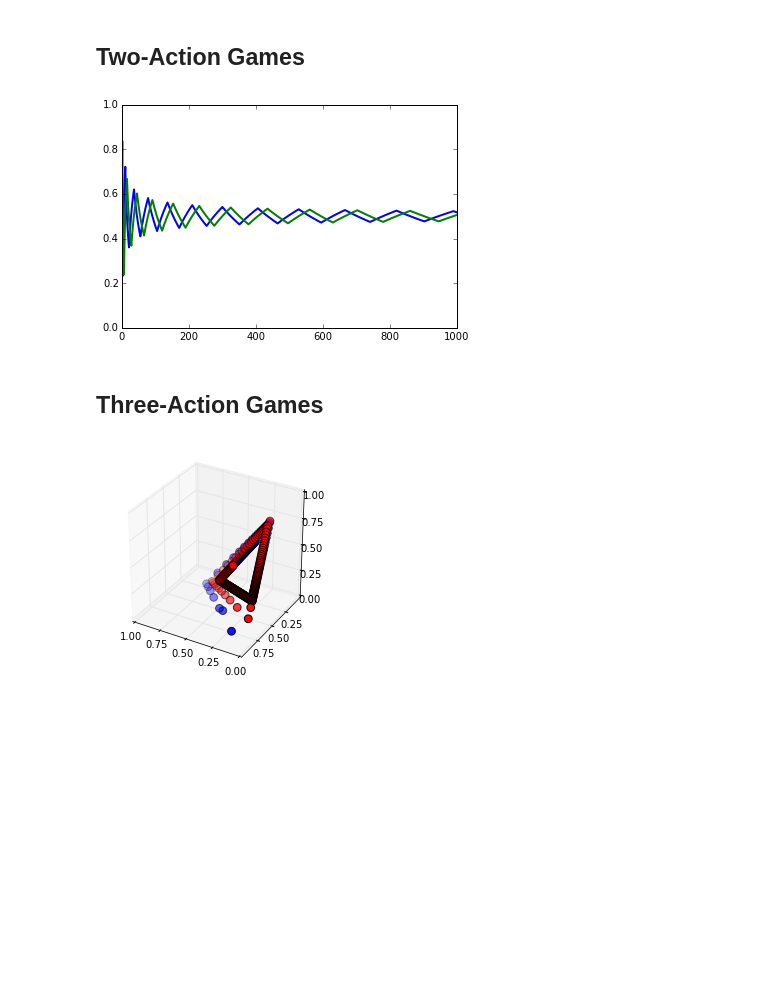
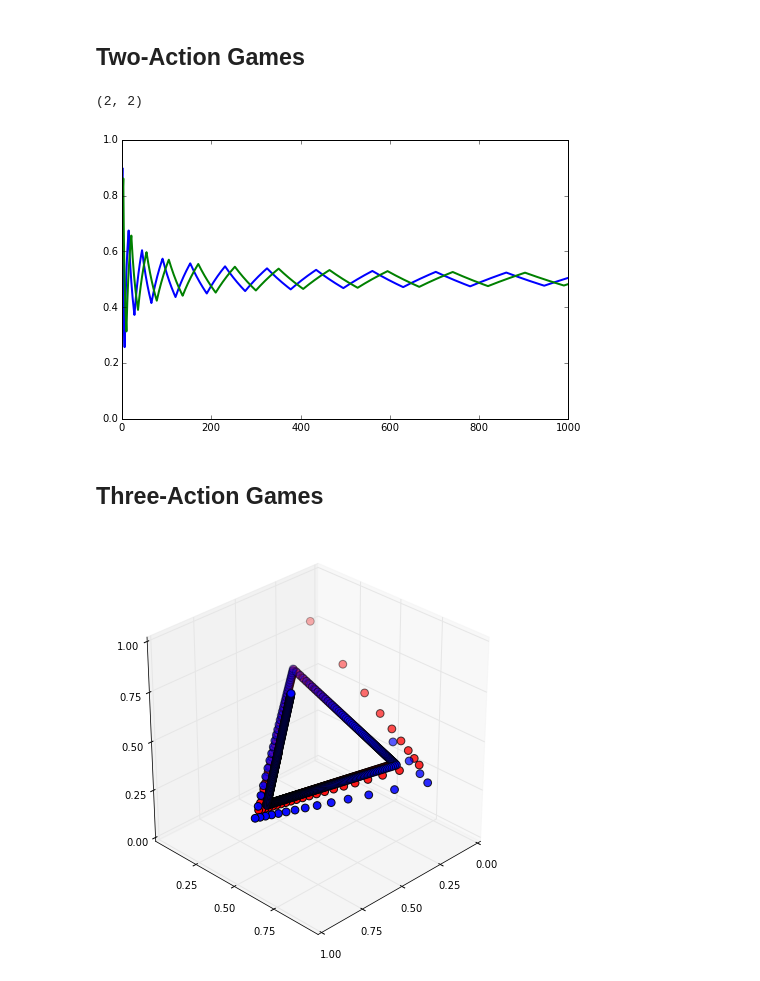
Before and after one commit to oyamad/game_theory_models, a Jupyter notebook: fict_play_ex01.ipynb, the cells around one changed output. Drawn from its saved outputs; the diff is of its cells as text; code cells hidden in the pictures; blank space fills up the shorter version.

```diff
--- a/fict_play_ex01.ipynb
+++ b/fict_play_ex01.ipynb
@@ -14,19 +14,23 @@ reload (fictplay)
 # %%
 matching_pennies = [[( 1, -1), (-1,  1)],
                     [(-1,  1), ( 1, -1)]]
-fp0 = FictitiousPlay(matching_pennies)
+fp0 = fictplay.FictitiousPlay(matching_pennies)
+# %%
+fp0.nums_actions
+# %% [output]
+(2, 2)
 # %%
 ts_length = 1000
 belief_sequences = fp0.simulate(ts_length)
 
-fig, ax = plt.subplots()
+fig, ax = plt.subplots(figsize=(8, 5))
 ax.set_color_cycle(['b', 'g'])
 for belief_sequence in belief_sequences:
     ax.plot(belief_sequence[:, 1], linewidth=2)
 ax.set_ylim(0, 1)
 plt.show()
 # %% [output]
-[figure, old version]
+[figure, new version]
 # %% [markdown]
 ## Three-Action Games
 # %%
@@ -66,7 +70,9 @@ fp1 = FictitiousPlay(shapley_game)
 # %%
-ts_length = 250
+ts_length = 500
 belief_sequences = fp1.simulate(ts_length)
-plot3d(belief_sequences)
-# %% [output]
-[figure, removed]
+# %%
+T0 = 3
+plot3d((belief_sequences[0][T0:], belief_sequences[1][T0:]))
+# %% [output]
+[figure, added]
 # %%
```
Also changed, not shown: parts of 5 cells of this notebook.
